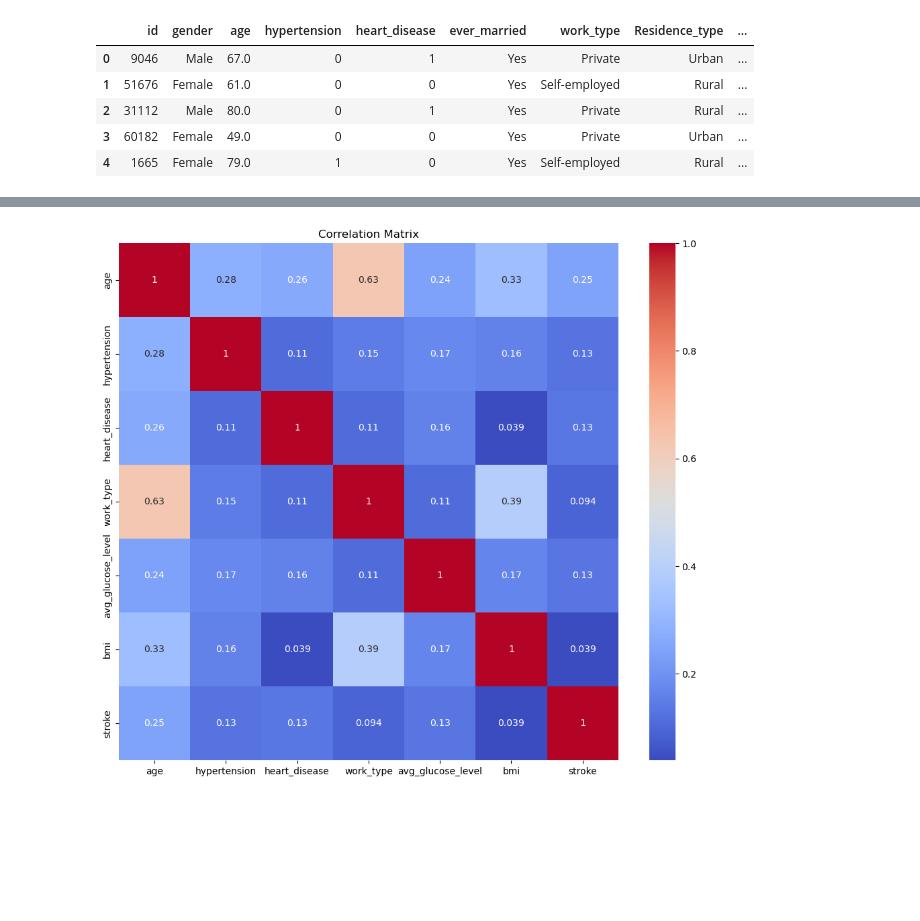
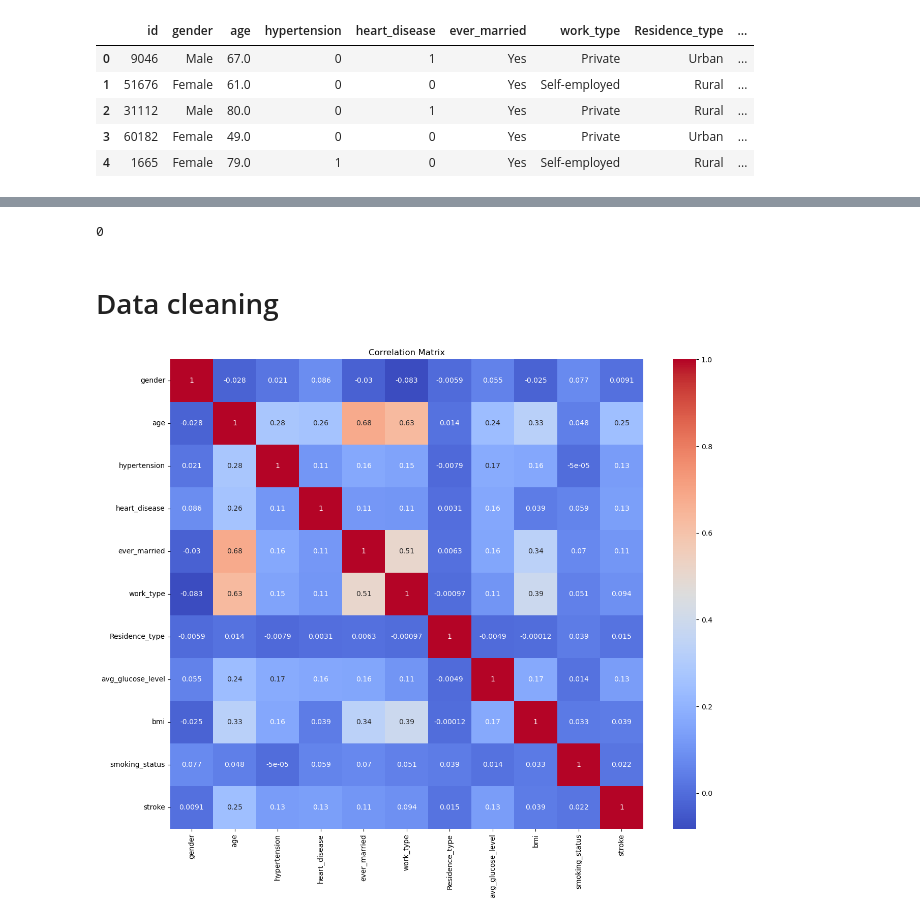
Before and after one commit to lidiamayor/MachineLearning-project, a Jupyter notebook: notebook.ipynb, the cells around one changed output, grey strips where cells are left out. Drawn from its saved outputs; the diff is of its cells as text; code cells hidden in the pictures; blank space fills up the shorter version.

```diff
--- a/notebook.ipynb
+++ b/notebook.ipynb
@@ -8,5 +23,5 @@ import numpy as np
 # %%
-df = pd.read_csv("healthcare-dataset-stroke-data.csv")
+df = pd.read_csv("data/healthcare-dataset-stroke-data.csv")
 df.head()
 # %% [output]
 |  | id | gender | age | hypertension | heart_disease | ever_married | work_type | Residence_type | ... |
@@ -15,19 +30,3 @@ df.head()
 | 2 | 31112 | Male | 80.0 | 0 | 1 | Yes | Private | Rural | ... |
 | 3 | 60182 | Female | 49.0 | 0 | 0 | Yes | Private | Urban | ... |
 | 4 | 1665 | Female | 79.0 | 1 | 0 | Yes | Self-employed | Rural | ... |
-# %%
-df = df[df['gender']!='Other']
-df['gender'] = df['gender'].replace({'Male': 1, 'Female': 0}).astype(int)
-df['ever_married'] = df['ever_married'].replace({'Yes': 1, 'No': 0}).astype(int)
-df['Residence_type'] = df['Residence_type'].replace({'Urban': 1, 'Rural': 0}).astype(int)
-df['smoking_status'] = df['smoking_status'].replace({'never smoked': 0, 'formerly smoked': 1, 'smokes': 2, 'Unknown': np.nan}).astype(float)
-df['bmi'] = df['bmi'].fillna(df['bmi'].mean())
-df['work_type'] = df['work_type'].replace({'children': 0, 'Never_worked': 1, 'Govt_job': 2, 'Private': 3, 'Self-employed': 4}).astype(int)
-df = df.drop(columns=['id'])
-# %%
-df = df.select_dtypes("number")
-plt.figure(figsize=(15,12))
-corr_matrix = df.corr()
-sns.heatmap(corr_matrix, annot=True, cmap="coolwarm")
-plt.title("Correlation Matrix")
-plt.show()
@@ -35,0 +91,6 @@ plt.show()
+# %%
+df.duplicated().sum()
+# %% [output]
+0
+# %% [markdown]
+# Data cleaning
@@ -36,11 +99,8 @@ plt.show()
+# %%
+df = cleaning_data(df)
+# %%
+correlation_matrix(df, (15,12))
+# %% [output]
+[figure, added]
 # %%
 df = df.drop(columns = ['gender', 'Residence_type', 'smoking_status', 'ever_married'])
-# %%
-df = df.select_dtypes("number")
-plt.figure(figsize=(12,10))
-corr_matrix = df.corr()
-sns.heatmap(corr_matrix, annot=True, cmap="coolwarm")
-plt.title("Correlation Matrix")
-plt.show()
-# %% [output]
-[figure, removed]
```
Also changed, not shown: parts of 31 cells of this notebook, 3 other files.
